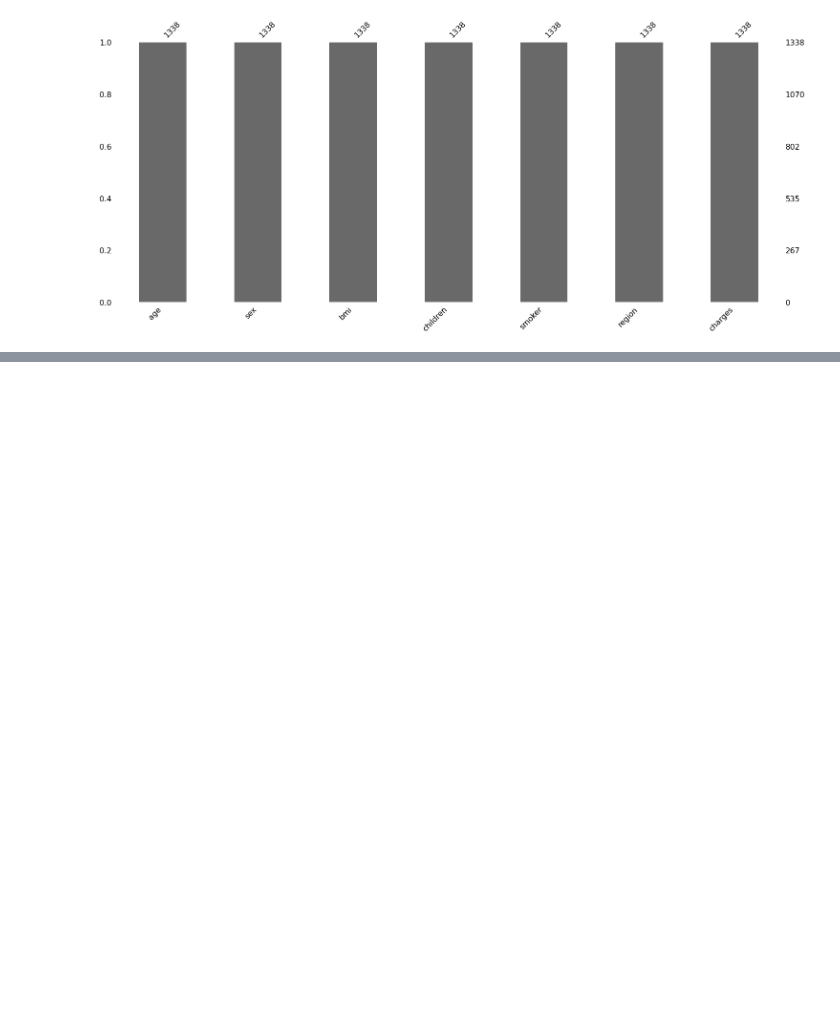
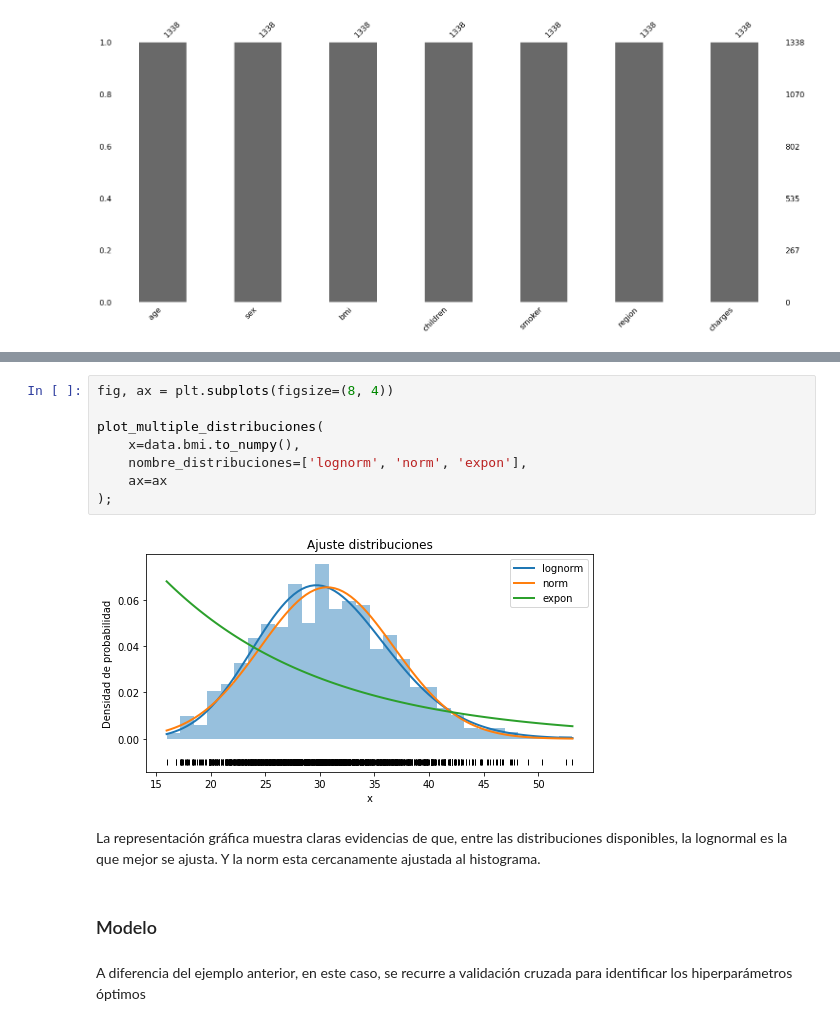
Before and after one commit to drmorales4/proyectoRegresion_BIM2, a Jupyter notebook: pruebaBimestral_medicalCostPersonal.ipynb, the cells around one changed output, grey strips where cells are left out. Saved outputs shown, nothing was run; the diff lists cells and outputs as text; blank space fills up the shorter version.

```diff
--- a/pruebaBimestral_medicalCostPersonal.ipynb
+++ b/pruebaBimestral_medicalCostPersonal.ipynb
@@ -187,0 +216,16 @@ msno.bar(data)
+# %%
+fig, ax = plt.subplots(figsize=(8, 4))
+
+plot_multiple_distribuciones(
+    x=data.bmi.to_numpy(),
+    nombre_distribuciones=['lognorm', 'norm', 'expon'],
+    ax=ax
+);
+# %% [output]
+[figure, added]
+# %% [markdown]
+La representación gráfica muestra claras evidencias de que, entre las distribuciones disponibles, la lognormal es la que mejor se ajusta. Y la norm esta cercanamente ajustada al histograma.
+# %% [markdown]
+### Modelo
+# %% [markdown]
+A diferencia del ejemplo anterior, en este caso, se recurre a validación cruzada para identificar los hiperparámetros óptimos
```
Also changed, not shown: parts of 42 cells of this notebook.
